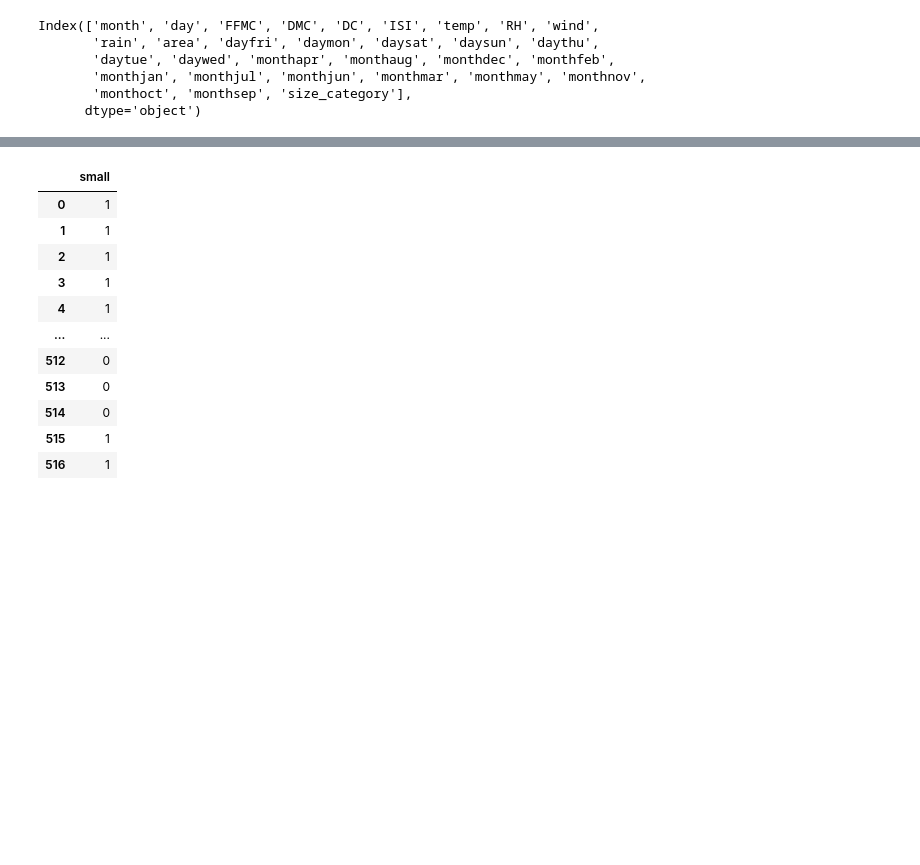
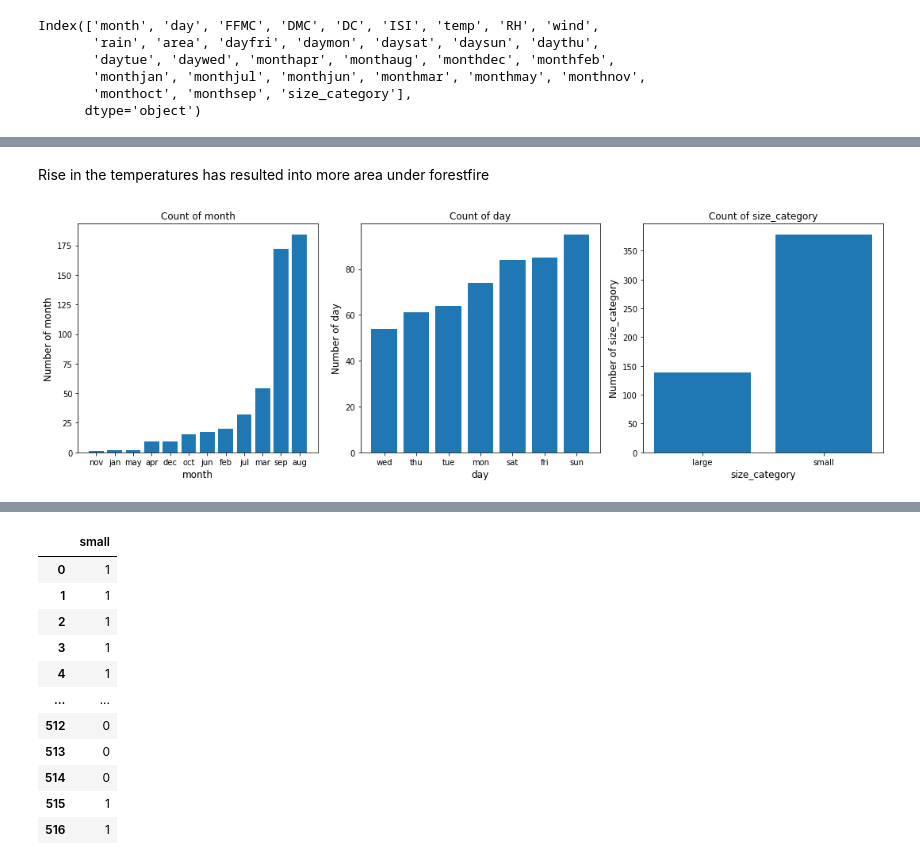
Before and after one commit to renkuntlamahessh/DataScience_Python, a Jupyter notebook: Assignment_13_SVM_Forest.ipynb, the cells around one changed output, grey strips where cells are left out. Saved outputs shown, nothing was run; the diff lists cells and outputs as text; code cells hidden in the pictures; blank space fills up the shorter version.

```diff
--- a/Assignment_13_SVM_Forest.ipynb
+++ b/Assignment_13_SVM_Forest.ipynb
@@ -84,0 +110,20 @@ Index(['month', 'day', 'FFMC', 'DMC', 'DC', 'ISI', 'temp', 'RH', 'wind',
+# %% [markdown]
+Rise in the temperatures has resulted into more area under forestfire
+# %%
+#Categorical features
+plt.figure(figsize=(15, 5))
+for idx, column in enumerate(categorical_feature):
+    df = Forest.copy()
+    unique = df[column].value_counts(ascending=True);
+
+    plt.subplot(1, 3, idx+1)
+    plt.title("Count of "+ column)
+    plt.bar(unique.index, unique.values);
+
+    plt.xlabel(column, fontsize=12)
+    plt.ylabel("Number of "+ column, fontsize=12)
+
+plt.tight_layout()
+plt.show()
+# %% [output]
+[figure, added]
```
Also changed, not shown: parts of 10 cells of this notebook.
